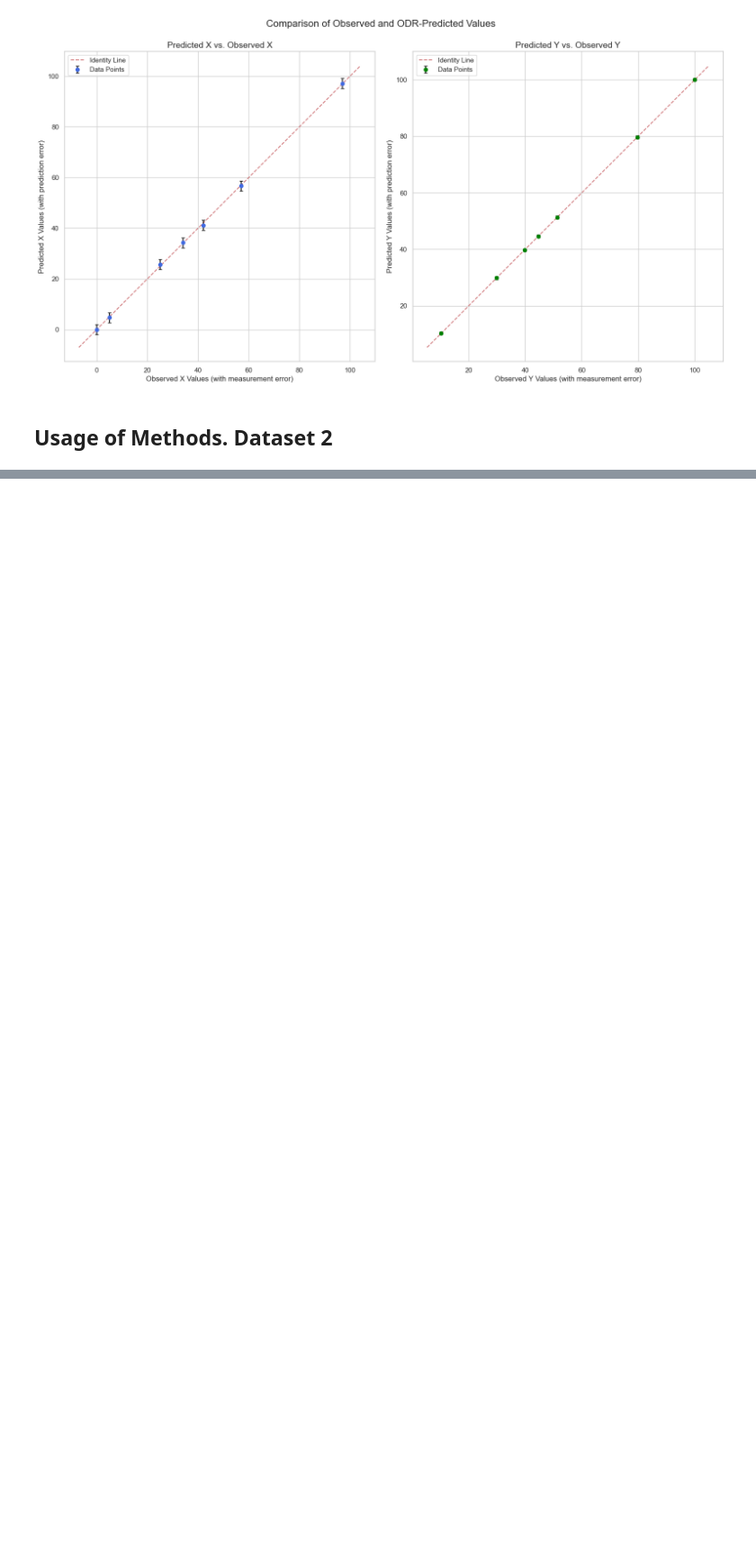
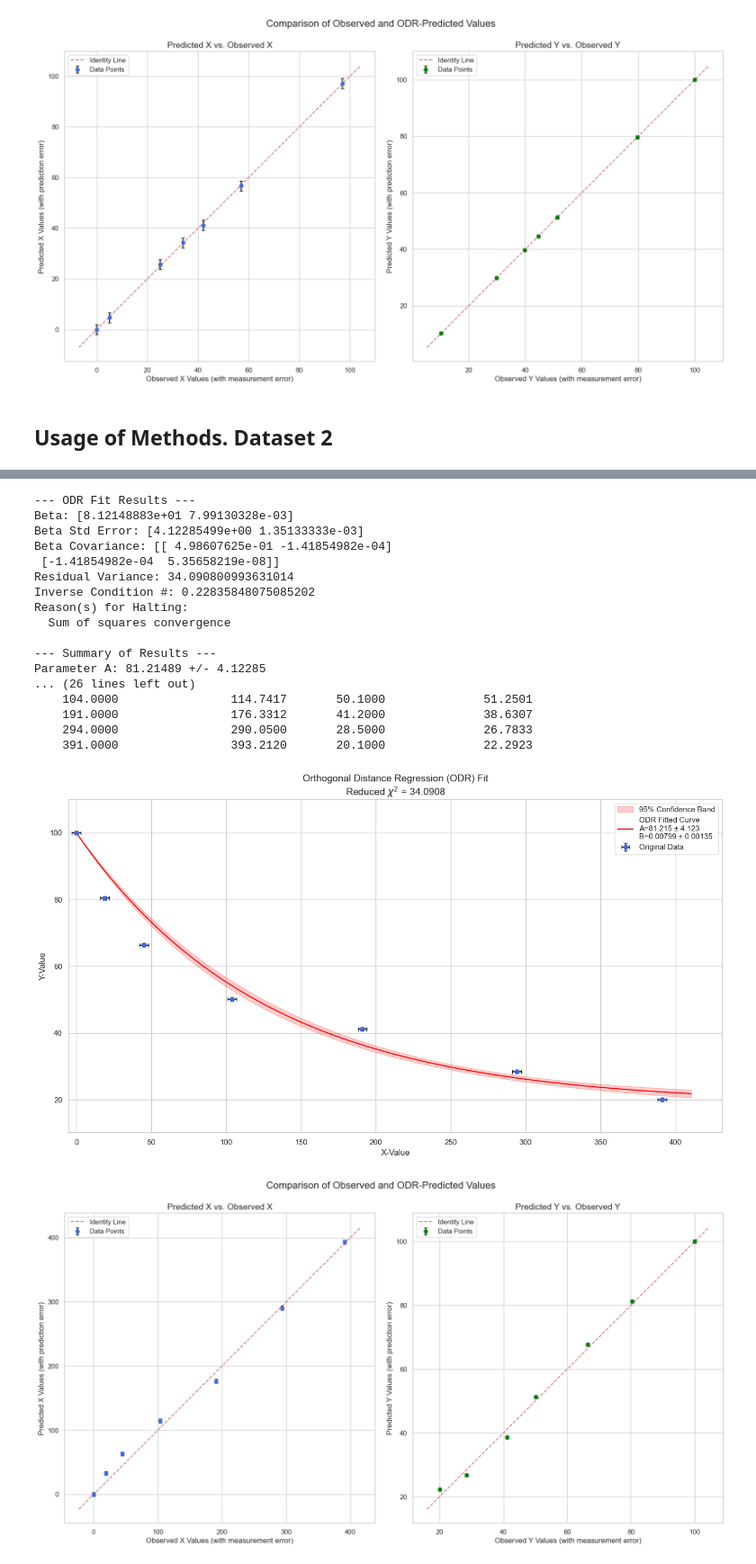
Before and after one commit to Yakovliev/quantopia, a Jupyter notebook: _sources/math/odr-code.ipynb, the cells around one changed output, grey strips where cells are left out. Shown at 90% size. Saved outputs shown, nothing was run; the diff lists cells and outputs as text; code cells hidden in the pictures; blank space fills up the shorter version.

```diff
--- a/_sources/math/odr-code.ipynb
+++ b/_sources/math/odr-code.ipynb
@@ -1262,0 +1244,48 @@ Parameter A: 56.27564 +/- 2.01226
+# %%
+def model_function(beta, x):
+    """
+    The custom function to approximate the data.
+    f(x; A, B) = A * (np.exp(-B * x) - 1) + 100
+    Note: The signature is now (beta, x) for scipy.odr.
+    """
+    A, B = beta
+    return A * (np.exp(-B * x) - 1) + 100
+
+# Dataset 2
+x = np.array([0, 19, 45, 104, 191, 294, 391])
+y_obs = np.array([100, 80.4, 66.4, 50.1, 41.2, 28.5, 20.1])
+sigma_y = np.full_like(y_obs, 0.5, dtype=float)
+sigma_x = np.full_like(x, 3.0, dtype=float)
+initial_guess = [50, 0.01]
+
+# Analyze the curve fit and get results using ODR
+odr_results = analyze_odr(x, y_obs, sigma_x, sigma_y, model_function, initial_guess)
+
+# Print the metrics
+print_metrics(odr_results)
+
+# Draw the curve fit plot
+draw_curve_fit(odr_results, model_function)
+
+# Plot predicted vs observed values
+plot_predicted_vs_observed(odr_results, show_errors=True)
+# %% [output]
+--- ODR Fit Results ---
+Beta: [8.12148883e+01 7.99130328e-03]
+Beta Std Error: [4.12285499e+00 1.35133333e-03]
+Beta Covariance: [[ 4.98607625e-01 -1.41854982e-04]
+ [-1.41854982e-04  5.35658219e-08]]
+Residual Variance: 34.090800993631014
+Inverse Condition #: 0.22835848075085202
+Reason(s) for Halting:
+  Sum of squares convergence
+
+--- Summary of Results ---
+Parameter A: 81.21489 +/- 4.12285
+... (26 lines left out)
+    104.0000                114.7417       50.1000              51.2501
+    191.0000                176.3312       41.2000              38.6307
+    294.0000                290.0500       28.5000              26.7833
+    391.0000                393.2120       20.1000              22.2923
+[figure, added]
+[figure, added]
```
Also changed, not shown: parts of 25 cells of this notebook, 25 other files.
